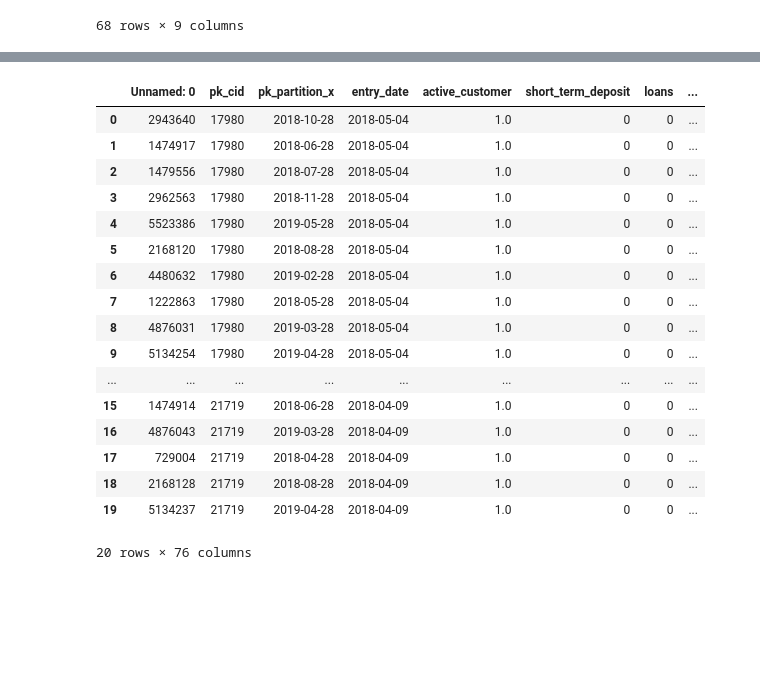
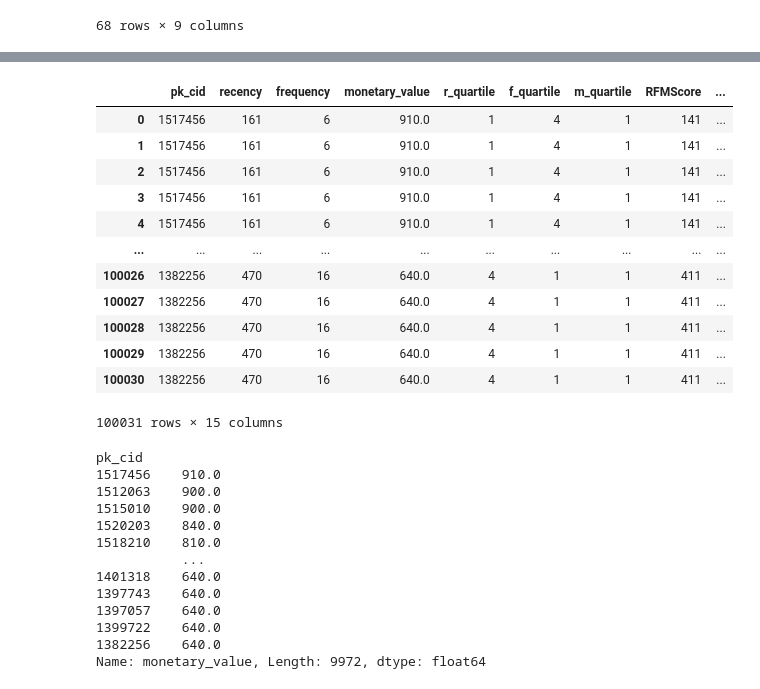
Before and after one commit to giannimaggiora/easyMoney, a Jupyter notebook: Mejores10000clientes.ipynb, the cells around one changed output, grey strips where cells are left out. Saved outputs shown, nothing was run; the diff lists cells and outputs as text; code cells hidden in the pictures; blank space fills up the shorter version.

Commit message:
Eva
Mejores clientes arreglado y comparativa con la region code

```diff
--- a/Mejores10000clientes.ipynb
+++ b/Mejores10000clientes.ipynb
@@ -182,0 +236,2 @@ df_best = segmented_rfm[segmented_rfm['RFMScore']=='111'].sort_values('monetary_
+# %%
+df_best1= segmented_rfm[segmented_rfm['RFMScore']=='411'].sort_values('monetary_value', ascending=False).head(5500)
@@ -182,0 +255,2 @@ df_best = segmented_rfm[segmented_rfm['RFMScore']=='111'].sort_values('monetary_
+# %%
+df_best_total = pd.concat([df_best,df_best1],axis=0)
@@ -182,0 +342,2 @@ df_best = segmented_rfm[segmented_rfm['RFMScore']=='111'].sort_values('monetary_
+# %%
+df_best_features = df[['pk_cid','unidades_vendidas_total','region_code','salary','age','gender','em_acount','debit_card']]
@@ -183,23 +360,34 @@ df_best = segmented_rfm[segmented_rfm['RFMScore']=='111'].sort_values('monetary_
 # %%
-df = pd.merge(df,df_best,on='pk_cid',how='right')
+df_best_definitivo = pd.merge(df_best_total, df_best_features ,on='pk_cid',how='inner')
-# %%
-df.head(20)
-# %% [output]
-|  | Unnamed: 0 | pk_cid | pk_partition_x | entry_date | active_customer | short_term_deposit | loans | ... |
-| 0 | 2943640 | 17980 | 2018-10-28 | 2018-05-04 | 1.0 | 0 | 0 | ... |
-| 1 | 1474917 | 17980 | 2018-06-28 | 2018-05-04 | 1.0 | 0 | 0 | ... |
-| 2 | 1479556 | 17980 | 2018-07-28 | 2018-05-04 | 1.0 | 0 | 0 | ... |
-| 3 | 2962563 | 17980 | 2018-11-28 | 2018-05-04 | 1.0 | 0 | 0 | ... |
-| 4 | 5523386 | 17980 | 2019-05-28 | 2018-05-04 | 1.0 | 0 | 0 | ... |
-| 5 | 2168120 | 17980 | 2018-08-28 | 2018-05-04 | 1.0 | 0 | 0 | ... |
-| 6 | 4480632 | 17980 | 2019-02-28 | 2018-05-04 | 1.0 | 0 | 0 | ... |
-| 7 | 1222863 | 17980 | 2018-05-28 | 2018-05-04 | 1.0 | 0 | 0 | ... |
-| 8 | 4876031 | 17980 | 2019-03-28 | 2018-05-04 | 1.0 | 0 | 0 | ... |
-| 9 | 5134254 | 17980 | 2019-04-28 | 2018-05-04 | 1.0 | 0 | 0 | ... |
-| ... | ... | ... | ... | ... | ... | ... | ... | ... |
-| 15 | 1474914 | 21719 | 2018-06-28 | 2018-04-09 | 1.0 | 0 | 0 | ... |
-| 16 | 4876043 | 21719 | 2019-03-28 | 2018-04-09 | 1.0 | 0 | 0 | ... |
-| 17 | 729004 | 21719 | 2018-04-28 | 2018-04-09 | 1.0 | 0 | 0 | ... |
-| 18 | 2168128 | 21719 | 2018-08-28 | 2018-04-09 | 1.0 | 0 | 0 | ... |
-| 19 | 5134237 | 21719 | 2019-04-28 | 2018-04-09 | 1.0 | 0 | 0 | ... |
-20 rows × 76 columns
+# %%
+df_best_definitivo
+# %% [output]
+|  | pk_cid | recency | frequency | monetary_value | r_quartile | f_quartile | m_quartile | RFMScore | ... |
+| 0 | 1517456 | 161 | 6 | 910.0 | 1 | 4 | 1 | 141 | ... |
+| 1 | 1517456 | 161 | 6 | 910.0 | 1 | 4 | 1 | 141 | ... |
+| 2 | 1517456 | 161 | 6 | 910.0 | 1 | 4 | 1 | 141 | ... |
+| 3 | 1517456 | 161 | 6 | 910.0 | 1 | 4 | 1 | 141 | ... |
+| 4 | 1517456 | 161 | 6 | 910.0 | 1 | 4 | 1 | 141 | ... |
+| ... | ... | ... | ... | ... | ... | ... | ... | ... | ... |
+| 100026 | 1382256 | 470 | 16 | 640.0 | 4 | 1 | 1 | 411 | ... |
+| 100027 | 1382256 | 470 | 16 | 640.0 | 4 | 1 | 1 | 411 | ... |
+| 100028 | 1382256 | 470 | 16 | 640.0 | 4 | 1 | 1 | 411 | ... |
+| 100029 | 1382256 | 470 | 16 | 640.0 | 4 | 1 | 1 | 411 | ... |
+| 100030 | 1382256 | 470 | 16 | 640.0 | 4 | 1 | 1 | 411 | ... |
+100031 rows × 15 columns
+# %%
+df_best_total['monetary_value']
+# %% [output]
+pk_cid
+1517456    910.0
+1512063    900.0
+1515010    900.0
+1520203    840.0
+1518210    810.0
+           ...
+1401318    640.0
+1397743    640.0
+1397057    640.0
+1399722    640.0
+1382256    640.0
+Name: monetary_value, Length: 9972, dtype: float64
```
Also changed, not shown: parts of 25 cells of this notebook.
